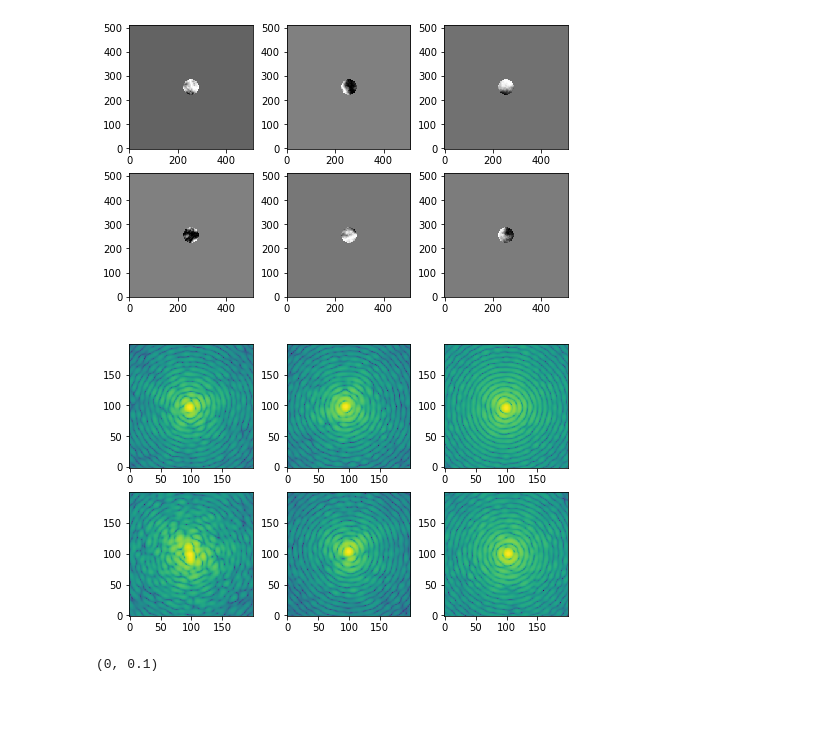
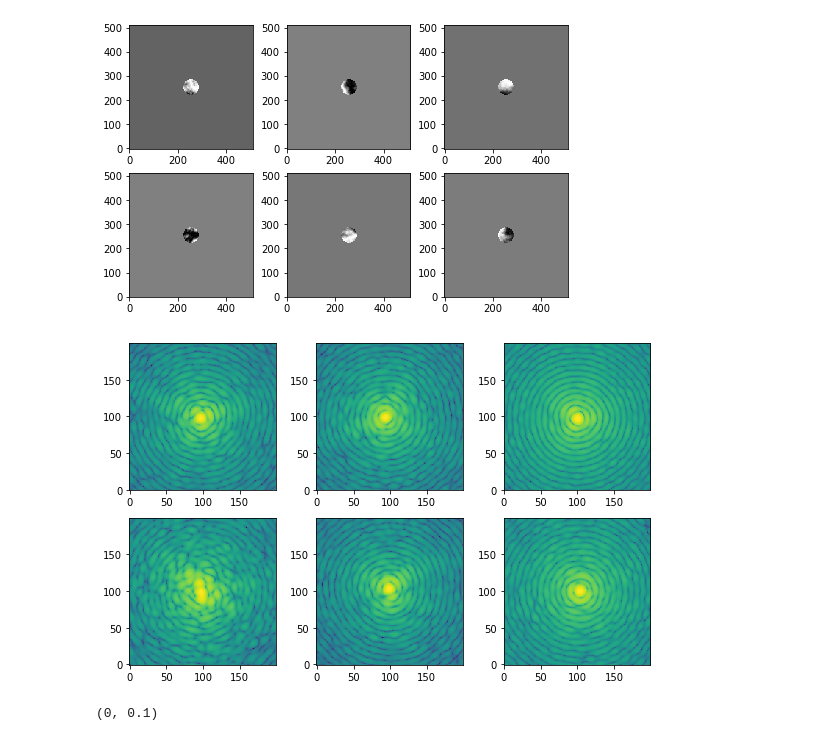
Before and after one commit to anmgomezmo/Homework-1-Solar-Astrophysics, a Jupyter notebook: Problem 1.ipynb, the cells around one changed output. Saved outputs shown, nothing was run; the diff lists cells and outputs as text; code cells hidden in the pictures; blank space fills up the shorter version.

```diff
--- a/Problem 1.ipynb
+++ b/Problem 1.ipynb
@@ -24,7 +24,7 @@ plt.imshow(np.real(aperture),origin='lower') # Plot the aperture
 [figure]
 # %%
 # Add phase information to the aperture
-phase = fits.open("pscreen-512x512x100.fits")[0].data
+phase = fits.open("/home/andresgo/Documents/Solar Astrophysics/Homework 1/pscreen-512x512x100.fits")[0].data
 
 plt.subplots(nrows=2, ncols=3, figsize=(8, 5), sharex=True, sharey=True)
 plt.subplot(231)
@@ -42,6 +42,8 @@ plt.imshow(phase[100-1,:,:],origin='lower',cmap='gray')
 plt.show()
 
 print(np.shape(phase))
+
+# Variations of the phase with time cause by the atmospheric turbulence
 # %% [output]
 [figure]
 (100, 512, 512)
@@ -96,21 +100,25 @@ PSF5 = PSF5[N//2-N_small//2:N//2+N_small//2,N//2-N_small//2:N//2+N_small//2]
 # %%
 # We plot PSF in the log scale
 plt.subplots(nrows=2, ncols=3, figsize=(8, 5), sharex=True, sharey=True)
 plt.subplot(231)
 plt.imshow(np.log10(PSF0),origin='lower',)
 plt.subplot(232)
 plt.imshow(np.log10(PSF1),origin='lower')
 plt.subplot(233)
 plt.imshow(np.log10(PSF2),origin='lower')
 plt.subplot(234)
 plt.imshow(np.log10(PSF3),origin='lower')
 plt.subplot(235)
 plt.imshow(np.log10(PSF4),origin='lower')
 plt.subplot(236)
 plt.imshow(np.log10(PSF5),origin='lower')
+plt.tight_layout()
+plt.savefig('variations_PSF.png')
 plt.show()
+
+# PSF distorted by the effect of phase
 # %% [output]
-[figure, old version]
+[figure, new version]
 # %%
 # At the moment, our x (and y) scales for the PSF are in pixels, so to speak. Realistically they should be in wave numbers
 # Then we need to transform these wavenumbers into angles. We don't have time to clarify this but transformation is done in
```
Also changed, not shown: parts of 5 cells of this notebook, 4 other files.
